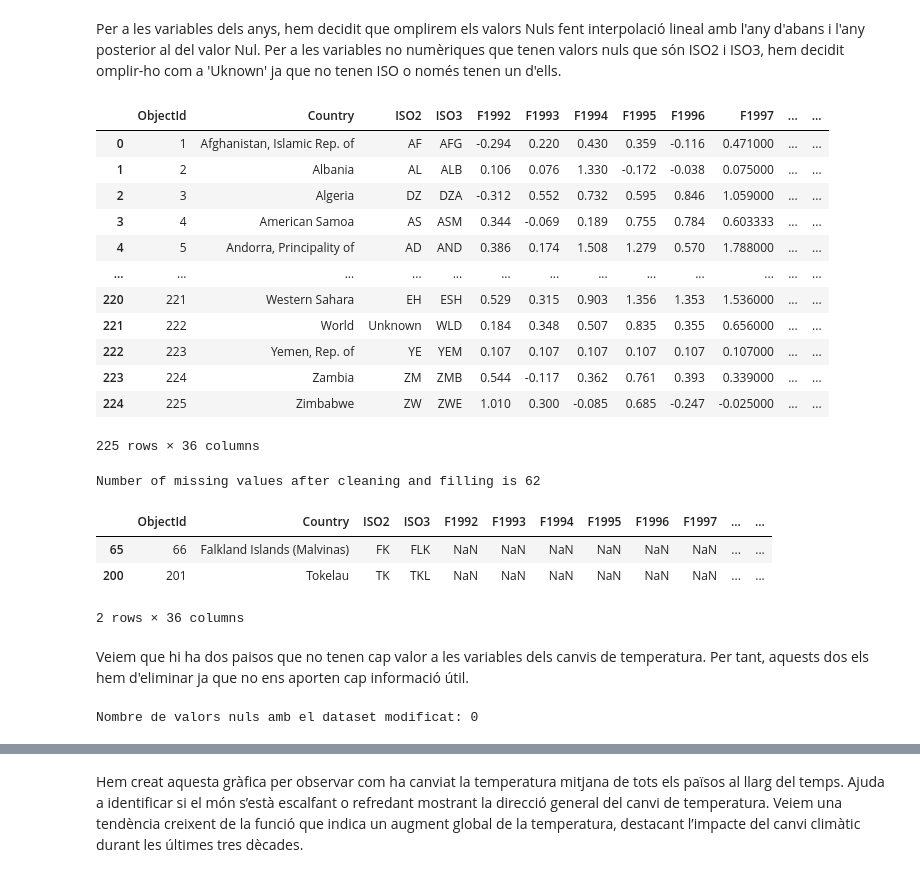
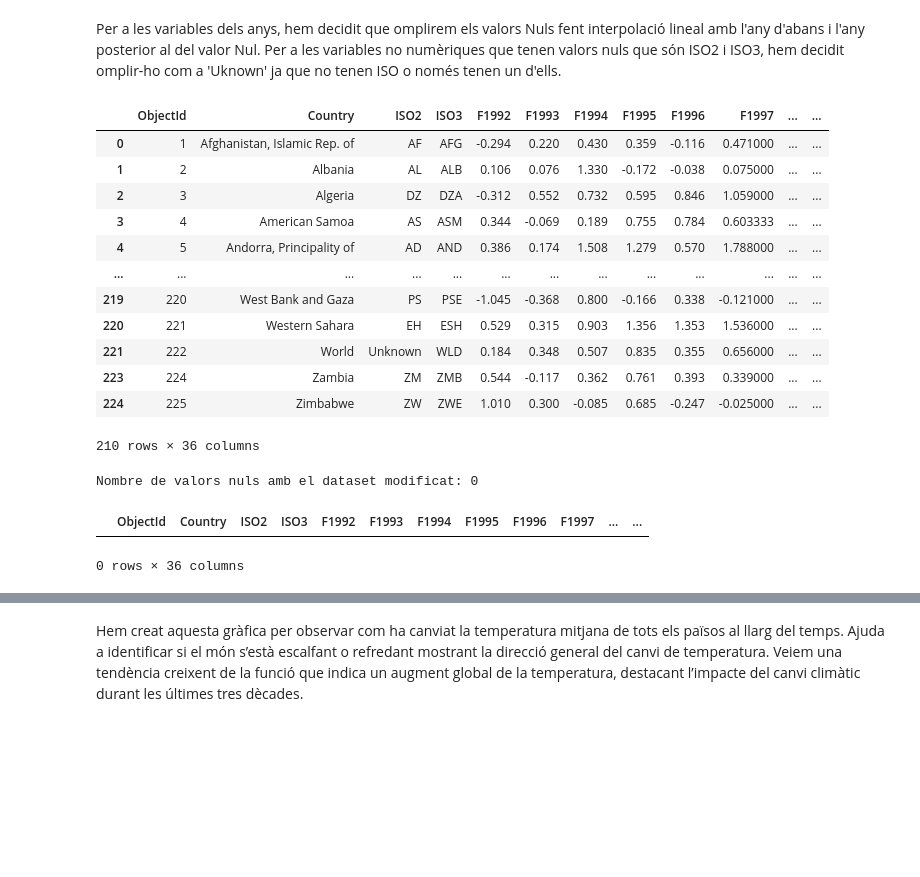
Before and after one commit to 1702938/Aprenentatge, a Jupyter notebook: PracticaKaggle.ipynb, the cells around one changed output, grey strips where cells are left out. Drawn from its saved outputs; the diff is of its cells as text; code cells hidden in the pictures; blank space fills up the shorter version.

```diff
--- a/PracticaKaggle.ipynb
+++ b/PracticaKaggle.ipynb
@@ -459,56 +460,48 @@ Per a les variables dels anys, hem decidit que omplirem els valors Nuls fent int
 # %%
 # Fem una còpia del DataFrame
 climate_mod = climate.copy()
 
 # Seleccionem només les columnes numèriques (del 5è fins a la penúltima)
 cols_numeriques = climate_mod.columns[4:-1]
+
+#Només considerem els països amb menys de 10 valors nuls (la resta els eliminem perque tenen massa nans i no podem fer un bon anàlisi de les temperatures)
+climate_mod = climate_mod[climate_mod.isnull().sum(axis=1) <= 10]
 
 # Ens assegurem que siguin números
 climate_mod[cols_numeriques] = climate_mod[cols_numeriques].apply(pd.to_numeric, errors='coerce')
 # Interpolació horitzontal per files (cada país)
 climate_mod[cols_numeriques] = climate_mod[cols_numeriques].interpolate(
     method='linear', axis=1, limit_direction='both'
 )
 
 climate_mod[climate_mod.select_dtypes(include=['object']).columns] = \
     climate_mod.select_dtypes(include=['object']).fillna('Unknown')
 # El DataFrame final té les columnes no numèriques intactes i les numèriques interpolades
 climate_mod
 # %% [output]
 |  | ObjectId | Country | ISO2 | ISO3 | F1992 | F1993 | F1994 | F1995 | F1996 | F1997 | ... | ... |
 | 0 | 1 | Afghanistan, Islamic Rep. of | AF | AFG | -0.294 | 0.220 | 0.430 | 0.359 | -0.116 | 0.471000 | ... | ... |
 | 1 | 2 | Albania | AL | ALB | 0.106 | 0.076 | 1.330 | -0.172 | -0.038 | 0.075000 | ... | ... |
 | 2 | 3 | Algeria | DZ | DZA | -0.312 | 0.552 | 0.732 | 0.595 | 0.846 | 1.059000 | ... | ... |
 | 3 | 4 | American Samoa | AS | ASM | 0.344 | -0.069 | 0.189 | 0.755 | 0.784 | 0.603333 | ... | ... |
 | 4 | 5 | Andorra, Principality of | AD | AND | 0.386 | 0.174 | 1.508 | 1.279 | 0.570 | 1.788000 | ... | ... |
 | ... | ... | ... | ... | ... | ... | ... | ... | ... | ... | ... | ... | ... |
+| 219 | 220 | West Bank and Gaza | PS | PSE | -1.045 | -0.368 | 0.800 | -0.166 | 0.338 | -0.121000 | ... | ... |
 | 220 | 221 | Western Sahara | EH | ESH | 0.529 | 0.315 | 0.903 | 1.356 | 1.353 | 1.536000 | ... | ... |
 | 221 | 222 | World | Unknown | WLD | 0.184 | 0.348 | 0.507 | 0.835 | 0.355 | 0.656000 | ... | ... |
-| 222 | 223 | Yemen, Rep. of | YE | YEM | 0.107 | 0.107 | 0.107 | 0.107 | 0.107 | 0.107000 | ... | ... |
 | 223 | 224 | Zambia | ZM | ZMB | 0.544 | -0.117 | 0.362 | 0.761 | 0.393 | 0.339000 | ... | ... |
 | 224 | 225 | Zimbabwe | ZW | ZWE | 1.010 | 0.300 | -0.085 | 0.685 | -0.247 | -0.025000 | ... | ... |
-225 rows × 36 columns
+210 rows × 36 columns
 # %%
-print("Number of missing values after cleaning and filling is", climate_mod.isnull().sum().sum())
+print("Nombre de valors nuls amb el dataset modificat:", climate_mod.isnull().sum().sum())
 nulls = pd.DataFrame(climate_mod.isnull().sum()[climate_mod.isnull().sum() > 0])
 #mirem quines paisos tenen Nans
 climate_mod[climate_mod.isnull().any(axis=1)]
 #print("Number of missing values after cleaning and filling is", climate.isnull().sum().sum())
 # %% [output]
-Number of missing values after cleaning and filling is 62
+Nombre de valors nuls amb el dataset modificat: 0
 |  | ObjectId | Country | ISO2 | ISO3 | F1992 | F1993 | F1994 | F1995 | F1996 | F1997 | ... | ... |
-| 65 | 66 | Falkland Islands (Malvinas) | FK | FLK | NaN | NaN | NaN | NaN | NaN | NaN | ... | ... |
-| 200 | 201 | Tokelau | TK | TKL | NaN | NaN | NaN | NaN | NaN | NaN | ... | ... |
-2 rows × 36 columns
+0 rows × 36 columns
-# %% [markdown]
-Veiem que hi ha dos paisos que no tenen cap valor a les variables dels canvis de temperatura. Per tant, aquests dos els hem d'eliminar ja que no ens aporten cap informació útil.
-# %%
-climate_mod = climate_mod.drop(index=[65,200])
-climate_mod.reset_index(drop=True, inplace=True)
-print("Nombre de valors nuls amb el dataset modificat:", climate_mod.isnull().sum().sum())
-climate=climate_mod
-# %% [output]
-Nombre de valors nuls amb el dataset modificat: 0
 # %%
 #Visualitzem les dades que tenim amb gràfiques
 
```
Also changed, not shown: parts of 17 cells of this notebook.
